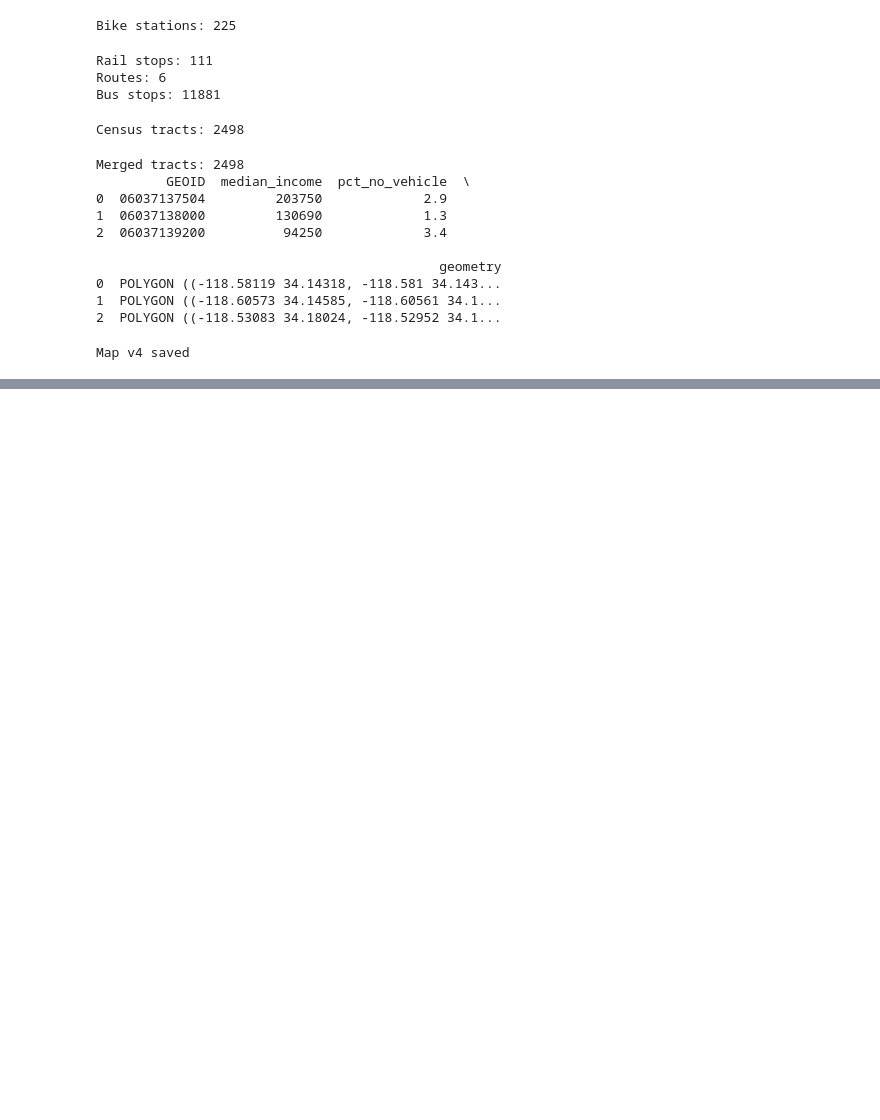
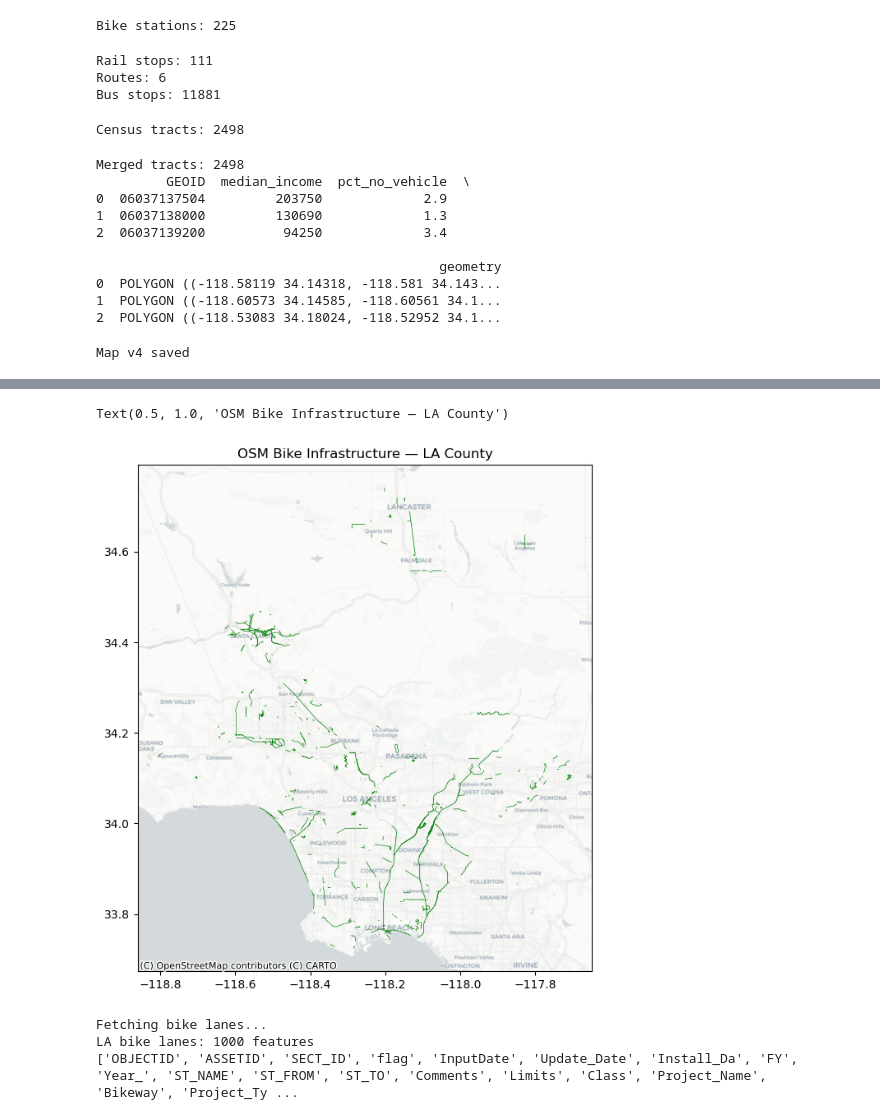
Before and after one commit to moiseshiram19/moving-through-la, a Jupyter notebook: 01_data_explor.ipynb, the cells around one changed output, grey strips where cells are left out. Saved outputs shown, nothing was run; the diff lists cells and outputs as text; code cells hidden in the pictures; blank space fills up the shorter version.

Commit message:
Add elevation data, slope raster, bike lanes OSM and LA GeoHub

```diff
--- a/01_data_explor.ipynb
+++ b/01_data_explor.ipynb
@@ -304,0 +311,15 @@ All processed data saved
+# %%
+import osmnx as ox
+bike_lanes = ox.features_from_place(
+    "Los Angeles County, California, USA",
+    tags={"highway": "cycleway"}   # dedicated bike paths
+)
+
+# Filter to lines only — nodes are just points, not useful for lanes
+bike_lanes_osm = bike_lanes[bike_lanes.geometry.geom_type == "LineString"].copy()
+
+# Keep only useful columns
+bike_lanes_osm = bike_lanes_osm[["geometry", "highway", "name", "surface"]].reset_index()
+
+print(f"OSM bike lines: {len(bike_lanes_osm)}")
+print(bike_lanes_osm.head(3))
@@ -304,0 +337,29 @@ All processed data saved
+# %%
+## Map visual
+ax = bike_lanes_osm.plot(figsize=(10, 8), color='green', linewidth=0.5)
+
+# contextily adds a basemap tile underneath
+import contextily as ctx
+ctx.add_basemap(ax, crs=bike_lanes_osm.crs.to_string(), source=ctx.providers.CartoDB.Positron)
+
+ax.set_title("OSM Bike Infrastructure — LA County")
+# %% [output]
+Text(0.5, 1.0, 'OSM Bike Infrastructure — LA County')
+[figure, added]
+# %%
+
+
+# ── 1. LA CITY BIKE LANES (GeoJSON direct) ──────────────────────────
+print("Fetching bike lanes...")
+bike_url = (
+    "https://services1.arcgis.com/tp9wqSVX1AitKgjd/arcgis/rest/services/"
+    "LA_City_Bikeways/FeatureServer/0/query?outFields=*&where=1%3D1&f=geojson"
+)
+response = requests.get(bike_url)
+bike_lanes_la = gpd.read_file(BytesIO(response.content))
+print(f"LA bike lanes: {len(bike_lanes_la)} features")
+print(bike_lanes_la.columns.tolist())
+# %% [output]
+Fetching bike lanes...
+LA bike lanes: 1000 features
+['OBJECTID', 'ASSETID', 'SECT_ID', 'flag', 'InputDate', 'Update_Date', 'Install_Da', 'FY', 'Year_', 'ST_NAME', 'ST_FROM', 'ST_TO', 'Comments', 'Limits', 'Class', 'Project_Name', 'Bikeway', 'Project_Ty ...
```
Also changed, not shown: parts of 15 cells of this notebook, 32 other files.
